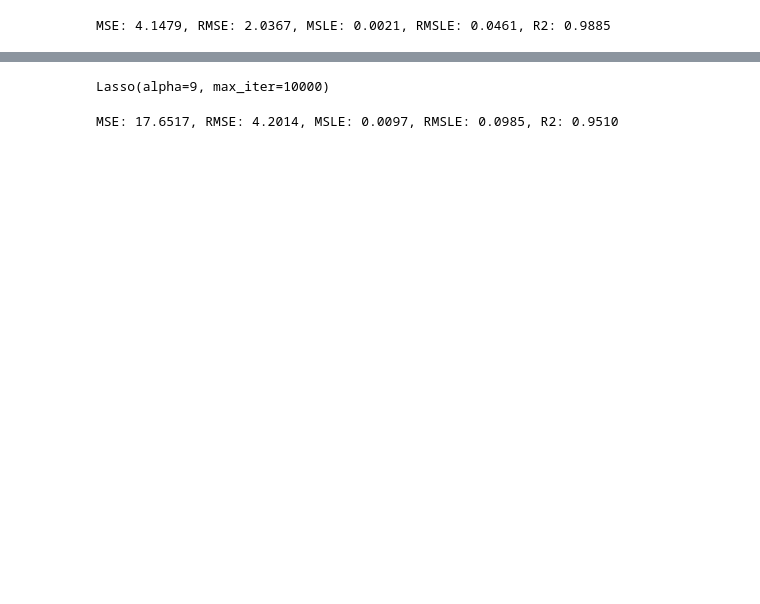
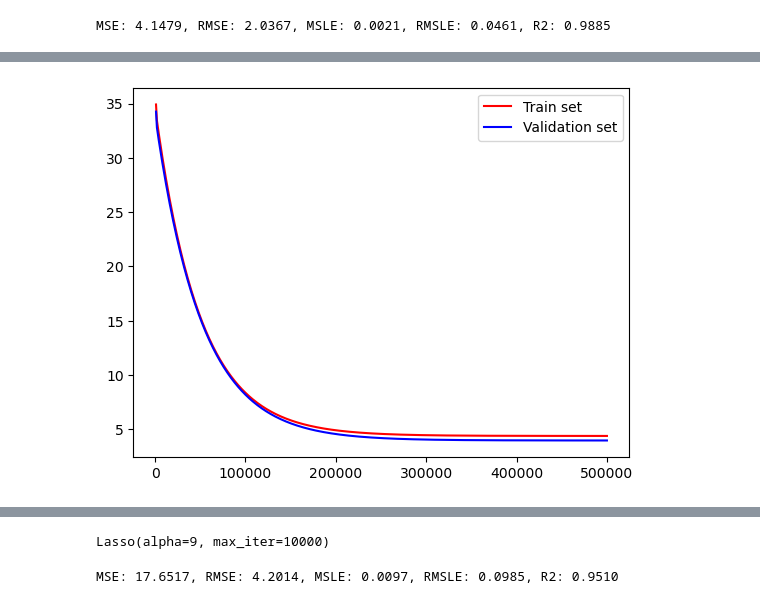
Before and after one commit to hyuncoding/ai_project, a Jupyter notebook: student_score_regression.ipynb, the cells around one changed output, grey strips where cells are left out. Drawn from its saved outputs; the diff is of its cells as text; code cells hidden in the pictures; blank space fills up the shorter version.

```diff
--- a/student_score_regression.ipynb
+++ b/student_score_regression.ipynb
@@ -271,0 +336,19 @@ MSE: 4.1479, RMSE: 2.0367, MSLE: 0.0021, RMSLE: 0.0461, R2: 0.9885
+# %%
+# 검증 데이터 세트 학습 수행
+epochs = 1000000
+
+for epoch in range(1, epochs + 1):
+    H_test = X_test_val.matmul(W_val) + b_val
+    loss_test = torch.mean((y_test_val - H_test) ** 2)
+
+    optimizer_val.zero_grad()
+    loss_test.backward()
+    optimizer_val.step()
+
+    if epoch % 1000 == 0:
+        val_losses.append(loss_test.item())
+
+    if epoch % 100000 == 0:
+        print('{:4d}/{}: W1: {:.4f}, W2: {:.4f}, W3: {:.4f}, W4: {:.4f}, b: {:.4f}, loss: {:.4f}'\
+            .format(epoch, epochs, W_val[0].item(), W_val[1].item(), \
+                    W_val[2].item(), W_val[3].item(), b_val.item(), loss_test.item()))
@@ -271,0 +366,16 @@ MSE: 4.1479, RMSE: 2.0367, MSLE: 0.0021, RMSLE: 0.0461, R2: 0.9885
+# %%
+import matplotlib.pyplot as plt
+
+train_loss_dict = dict()
+val_loss_dict = dict()
+
+for i in range(500):
+    train_loss_dict[(i+1)*1000] = train_losses[i]
+    val_loss_dict[(i+1)*1000] = val_losses[i]
+
+plt.plot(train_loss_dict.keys(), train_loss_dict.values(), color='r', label='Train set')
+plt.plot(val_loss_dict.keys(), val_loss_dict.values(), color='b', label='Validation set')
+plt.legend()
+plt.show()
+# %% [output]
+[figure, added]
```
Also changed, not shown: parts of 15 cells of this notebook.
